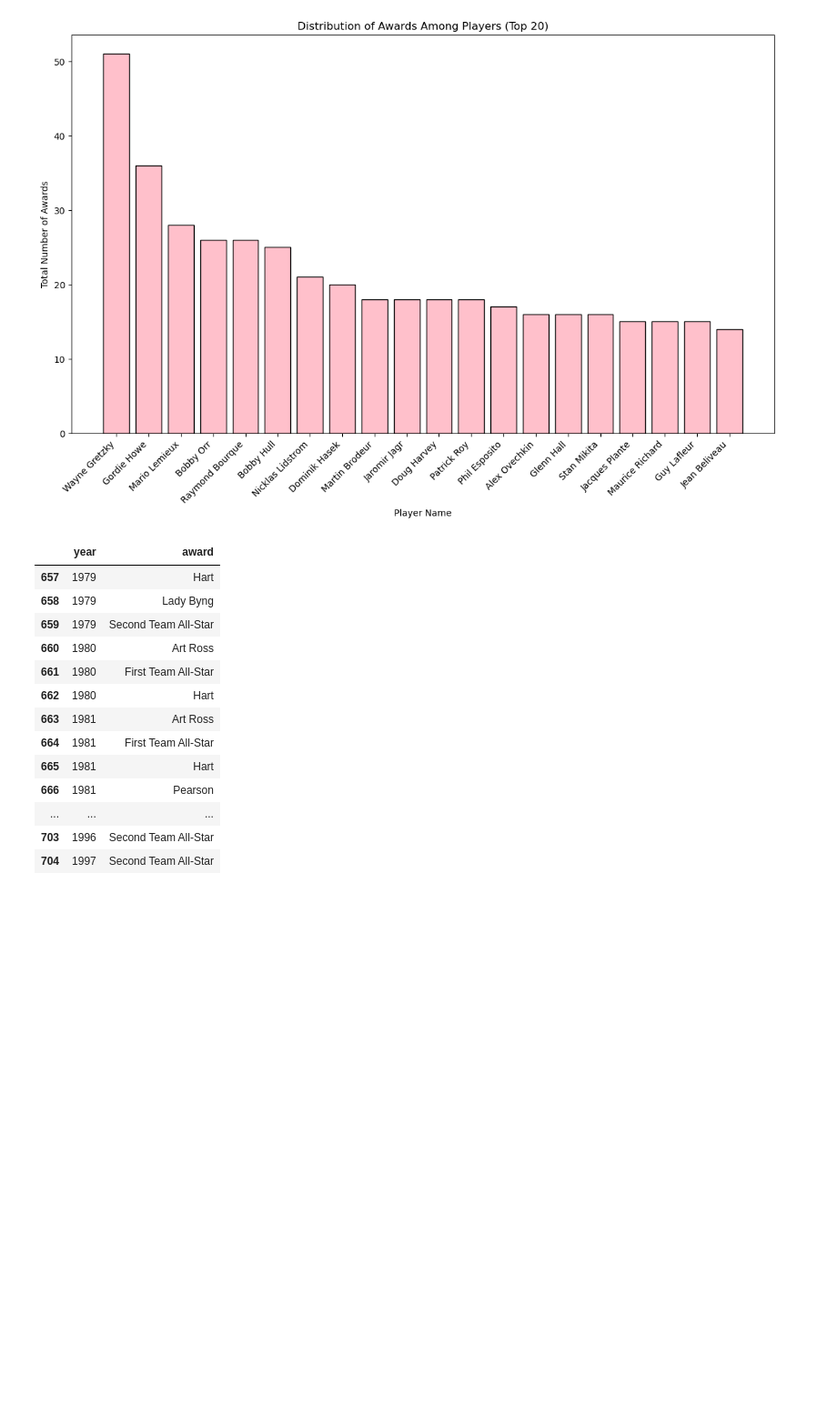
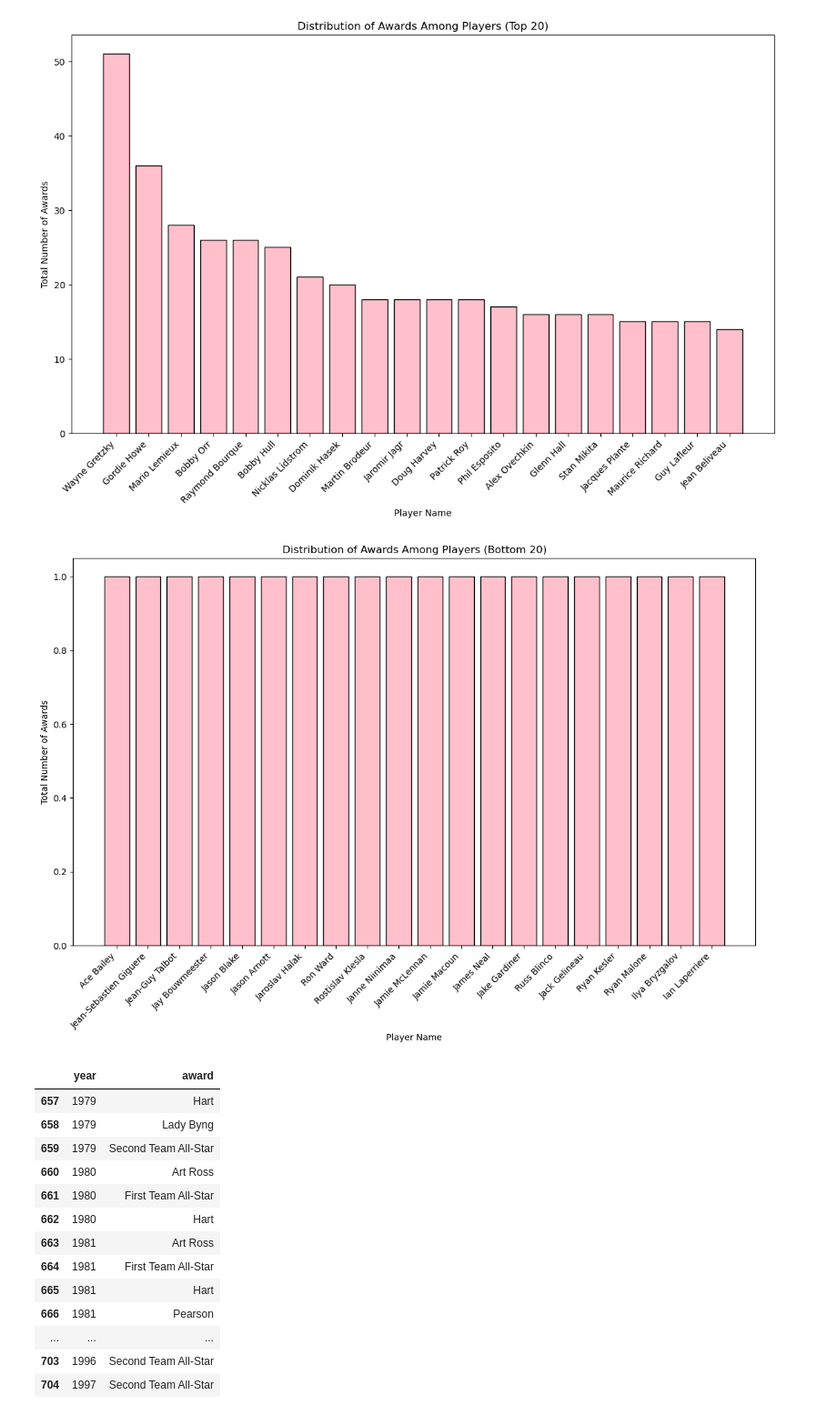
Before and after one commit to samwallach7/Project1-DELTS, a Jupyter notebook: awards&hof.ipynb, the cells around one changed output. Shown at 91% size. Saved outputs shown, nothing was run; the diff lists cells and outputs as text; code cells hidden in the pictures; blank space fills up the shorter version.

```diff
--- a/awards&hof.ipynb
+++ b/awards&hof.ipynb
@@ -189,6 +189,20 @@ plt.xticks(rotation=45, ha='right')
 plt.show()
 # %% [output]
 [figure]
+# %%
+# Sort players by the number of awards won in ascending order to get the bottom 20
+bottom_sorted_players = player_awards_count.sort_values(by='total_awards_count', ascending=True)
+
+# Visualize the distribution of awards among players (bottom 20)
+plt.figure(figsize=(14, 8))
+plt.bar(bottom_sorted_players['player_name'][:20], bottom_sorted_players['total_awards_count'][:20], edgecolor='black', color='pink')
+plt.xlabel('Player Name')
+plt.ylabel('Total Number of Awards')
+plt.title('Distribution of Awards Among Players (Bottom 20)')
+plt.xticks(rotation=45, ha='right')
+plt.show()
+# %% [output]
+[figure, added]
 # %%
 # Filter awards data for Wayne Gretzky
 wayne_gretzky_awards = players_with_awards[players_with_awards['player_name'] == 'Wayne Gretzky']
```
Also changed, not shown: parts of 7 cells of this notebook.
